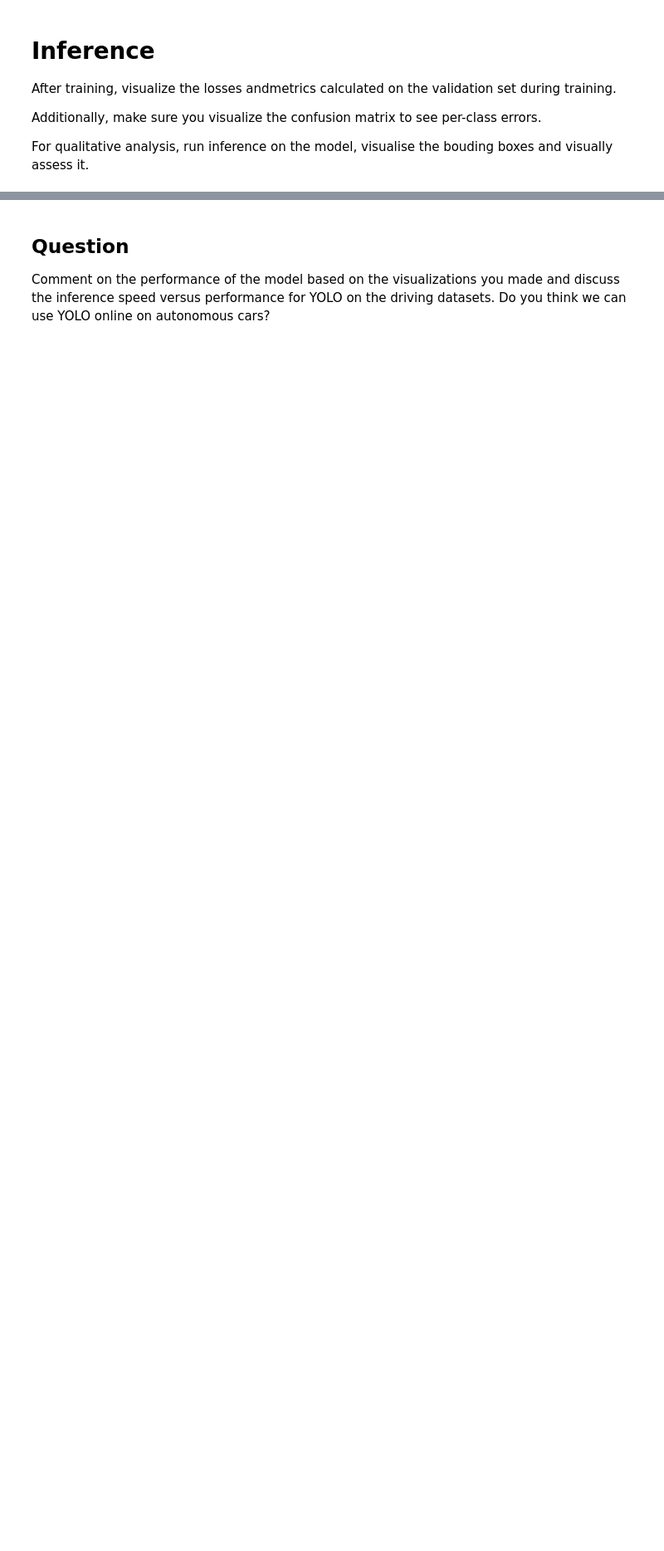
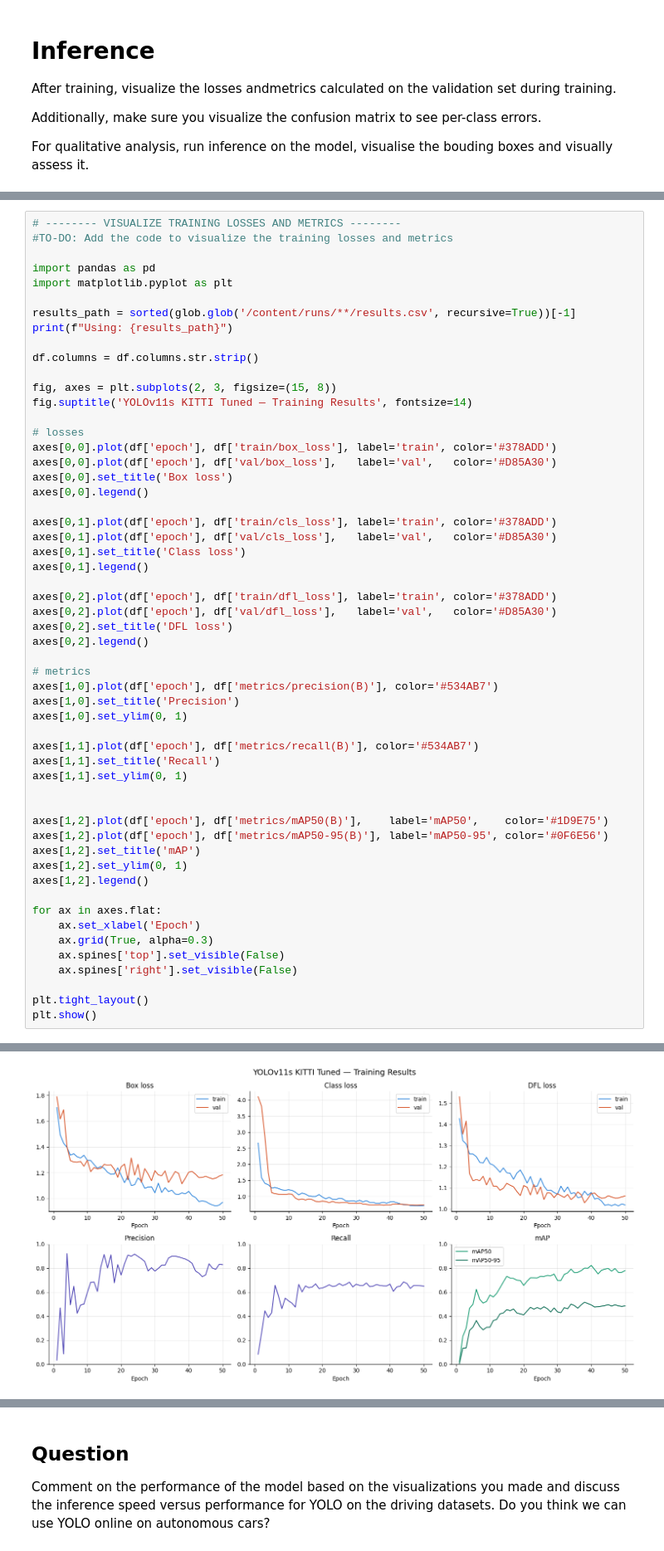
Before and after one commit to piefek1/DLAV, a Jupyter notebook: hw2.ipynb, the cells around one changed output, grey strips where cells are left out. Shown at 83% size. Cells and saved outputs as stored; diff of their text form; blank space fills up the shorter version.

```diff
--- a/hw2.ipynb
+++ b/hw2.ipynb
@@ -215,0 +316,56 @@ For qualitative analysis, run inference on the model, visualise the bouding boxe
+# %%
+# -------- VISUALIZE TRAINING LOSSES AND METRICS --------
+#TO-DO: Add the code to visualize the training losses and metrics
+
+import pandas as pd
+import matplotlib.pyplot as plt
+
+results_path = sorted(glob.glob('/content/runs/**/results.csv', recursive=True))[-1]
+print(f"Using: {results_path}")
+
+df.columns = df.columns.str.strip()
+
+fig, axes = plt.subplots(2, 3, figsize=(15, 8))
+fig.suptitle('YOLOv11s KITTI Tuned — Training Results', fontsize=14)
+
+# losses
+axes[0,0].plot(df['epoch'], df['train/box_loss'], label='train', color='#378ADD')
+axes[0,0].plot(df['epoch'], df['val/box_loss'],   label='val',   color='#D85A30')
+axes[0,0].set_title('Box loss')
+axes[0,0].legend()
+
+axes[0,1].plot(df['epoch'], df['train/cls_loss'], label='train', color='#378ADD')
+axes[0,1].plot(df['epoch'], df['val/cls_loss'],   label='val',   color='#D85A30')
+axes[0,1].set_title('Class loss')
+axes[0,1].legend()
+
+axes[0,2].plot(df['epoch'], df['train/dfl_loss'], label='train', color='#378ADD')
+axes[0,2].plot(df['epoch'], df['val/dfl_loss'],   label='val',   color='#D85A30')
+axes[0,2].set_title('DFL loss')
+axes[0,2].legend()
+
+# metrics
+axes[1,0].plot(df['epoch'], df['metrics/precision(B)'], color='#534AB7')
+axes[1,0].set_title('Precision')
+axes[1,0].set_ylim(0, 1)
+
+axes[1,1].plot(df['epoch'], df['metrics/recall(B)'], color='#534AB7')
+axes[1,1].set_title('Recall')
+axes[1,1].set_ylim(0, 1)
+
+
+axes[1,2].plot(df['epoch'], df['metrics/mAP50(B)'],    label='mAP50',    color='#1D9E75')
+axes[1,2].plot(df['epoch'], df['metrics/mAP50-95(B)'], label='mAP50-95', color='#0F6E56')
+axes[1,2].set_title('mAP')
+axes[1,2].set_ylim(0, 1)
+axes[1,2].legend()
+
+for ax in axes.flat:
+    ax.set_xlabel('Epoch')
+    ax.grid(True, alpha=0.3)
+    ax.spines['top'].set_visible(False)
+    ax.spines['right'].set_visible(False)
+
+plt.tight_layout()
+plt.show()
+# %% [output]
@@ -215,0 +373 @@ For qualitative analysis, run inference on the model, visualise the bouding boxe
+[figure, added]
```
Also changed, not shown: parts of 17 cells of this notebook.
